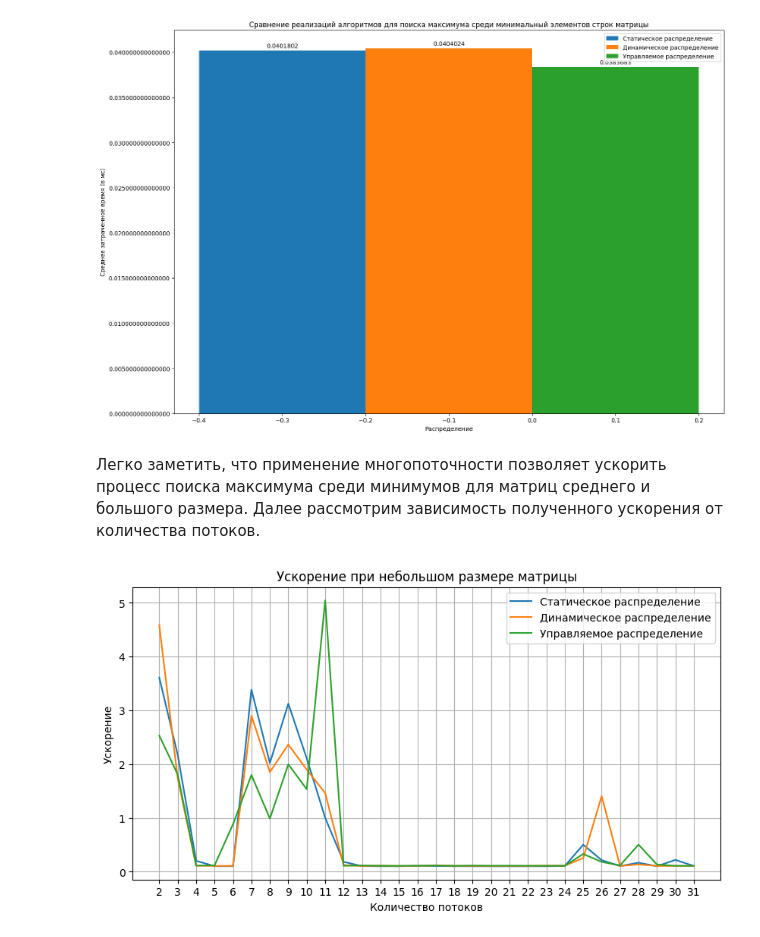
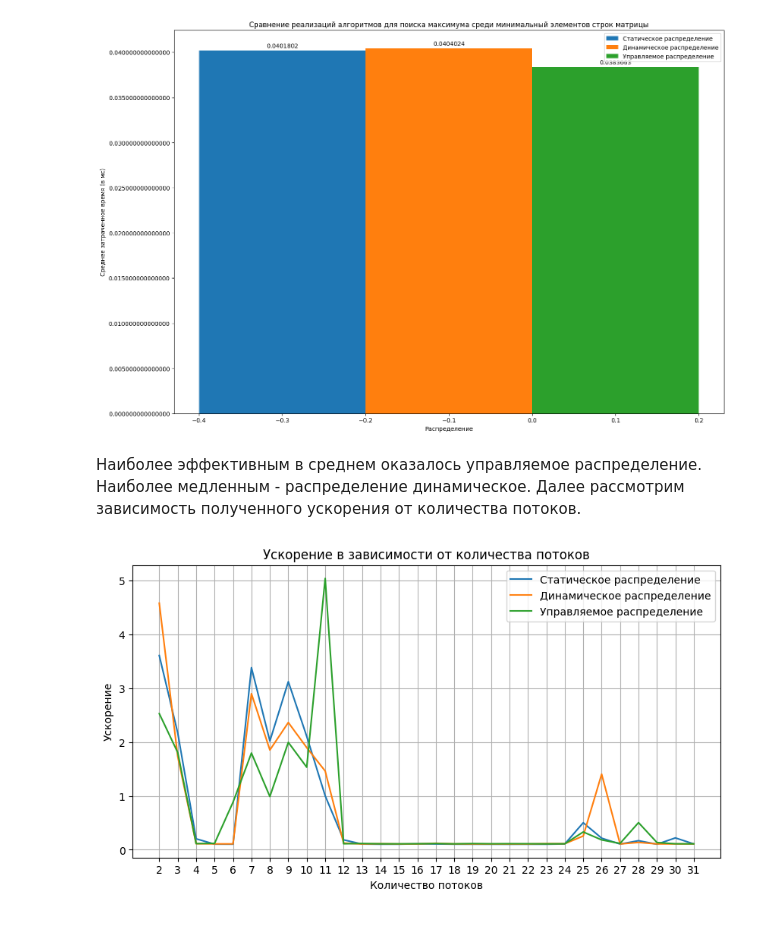
Before and after one commit to SkyWaet/openmp, a Jupyter notebook: python_scripts/matrixMiniMaxForSpecTypes/matrixMiniMaxForSpecTypes.ipynb, the cells around one changed output. Saved outputs shown, nothing was run; the diff lists cells and outputs as text; code cells hidden in the pictures.

```diff
--- a/python_scripts/matrixMiniMaxForSpecTypes/matrixMiniMaxForSpecTypes.ipynb
+++ b/python_scripts/matrixMiniMaxForSpecTypes/matrixMiniMaxForSpecTypes.ipynb
@@ -95,8 +95,8 @@ visualize('Среднее затраченное время (в мс)',
 elapsed_time    0.04018
 Name: static, dtype: float64
 [figure]
-# %% [markdown]
-Легко заметить, что применение многопоточности позволяет ускорить процесс поиска максимума среди минимумов для матриц среднего и большого размера. Далее рассмотрим зависимость полученного ускорения от количества потоков.
+# %% [markdown]
+Наиболее эффективным в среднем оказалось управляемое распределение. Наиболее медленным - распределение динамическое. Далее рассмотрим зависимость полученного ускорения от количества потоков.
 # %%
 mean_for_single_thread = dataset.loc[dataset['method']
                                      == 'single', 'elapsed_time'].mean()
@@ -124,8 +124,8 @@ def visualize_by_thread(data, title):
     ax.set_ylabel('Ускорение')
     ax.grid()
     ax.legend()
-# %%
-visualize_by_thread(means_by_thread_num,
-                'Ускорение при небольшом размере матрицы')
-# %% [output]
-[figure, removed]
+# %%
+visualize_by_thread(means_by_thread_num,
+                'Ускорение в зависимости от количества потоков')
+# %% [output]
+[figure, added]
```
Also changed, not shown: parts of 2 cells of this notebook, 6 other files.
